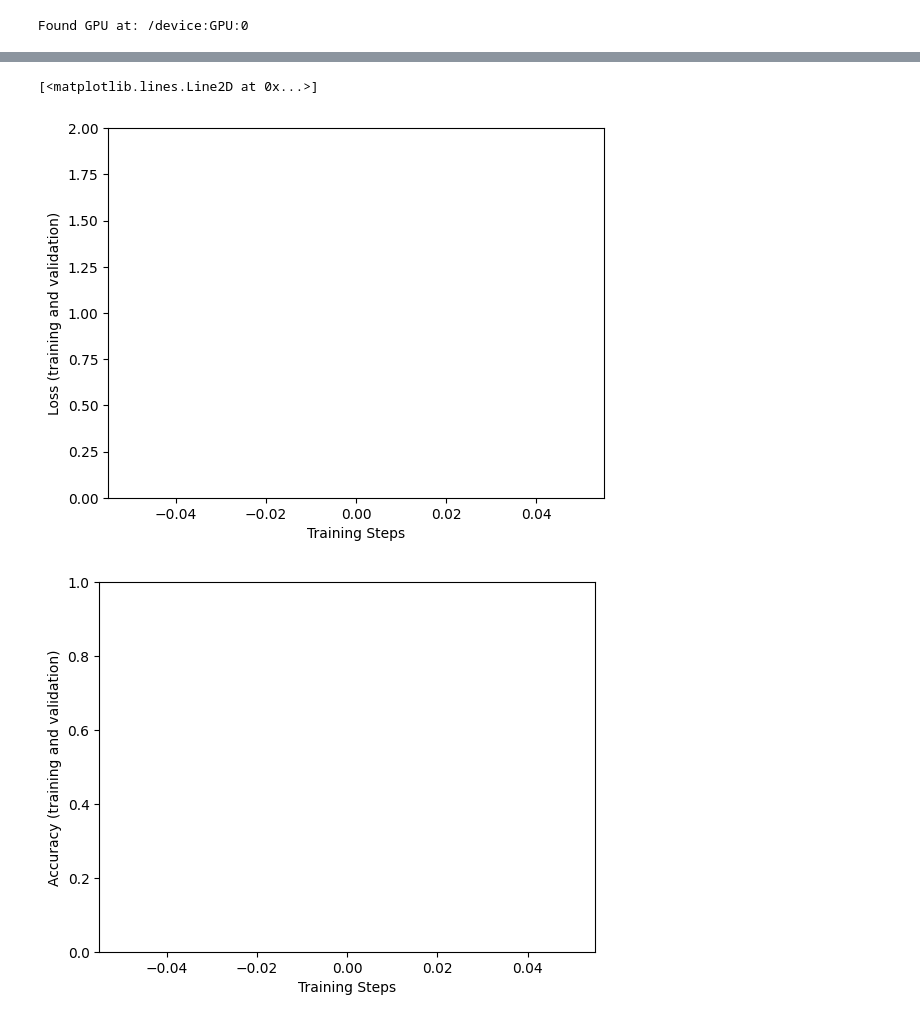
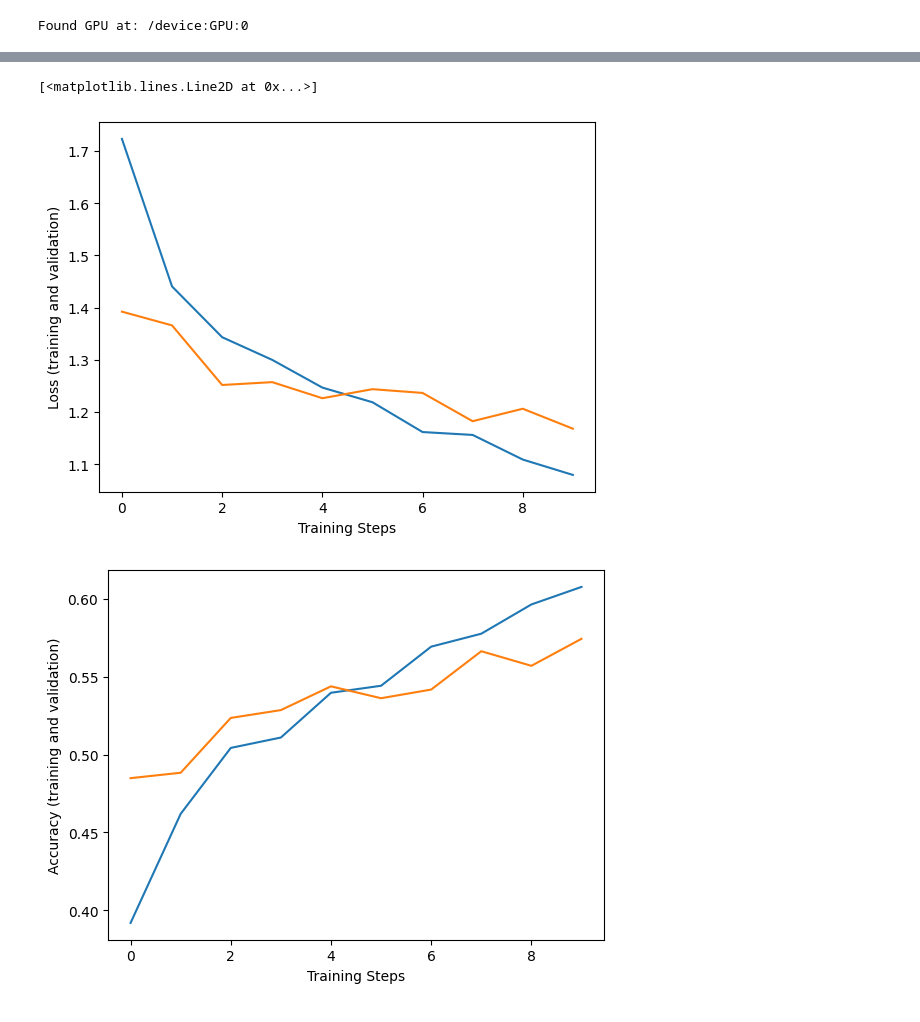
Before and after one commit to JoeyBowman/AppML-Final-Project-2024, a Jupyter notebook: EfficientNet_V2.ipynb, the cells around one changed output, grey strips where cells are left out. Saved outputs shown, nothing was run; the diff lists cells and outputs as text; code cells hidden in the pictures.

```diff
--- a/EfficientNet_V2.ipynb
+++ b/EfficientNet_V2.ipynb
@@ -116,0 +97,4 @@ _________________________________________________________________
+# %%
+# Apply the preprocessing model to the training and validation datasets
+train_ds = train_ds.map(lambda image, label: (preprocessing_model(image), label))
+val_ds = val_ds.map(lambda image, label: (preprocessing_model(image), label))
@@ -117,5 +165,11 @@ _________________________________________________________________
 # %%
-model.compile(
-  optimizer=tf.keras.optimizers.Adam(learning_rate=0.005),
-  loss=tf.keras.losses.CategoricalCrossentropy(from_logits=False, label_smoothing=0.1),
-  metrics=['accuracy'])
+# Compile the model
+model.compile(optimizer=tf.keras.optimizers.Adam(),
+              loss=tf.keras.losses.CategoricalCrossentropy(),
+              metrics=['accuracy'])
+# %%
+steps_per_epoch = train_size // (BATCH_SIZE * 2)
+validation_steps = val_size // BATCH_SIZE
+
+print(steps_per_epoch)
+print(train_size)
@@ -122,12 +179,15 @@ model.compile(
 # %%
-steps_per_epoch = train_size // BATCH_SIZE
-validation_steps = valid_size // BATCH_SIZE
+# Train the model
+
+# Implement early stopping with patience 3
+early_stopping = tf.keras.callbacks.EarlyStopping(patience=3, restore_best_weights=True)
 
 with tf.device('/device:GPU:0'):
-  hist = model.fit(
-      train_ds,
-      batch_size=int(BATCH_SIZE*4),
-      epochs=1, steps_per_epoch=steps_per_epoch,
-      validation_data=val_ds,
-      validation_steps=validation_steps).history
+  hist = model.fit(train_ds,
+                   batch_size=BATCH_SIZE,
+                   epochs=10,
+                   steps_per_epoch=steps_per_epoch,
+                   validation_data=val_ds,
+                   validation_steps=validation_steps,
+                   callbacks=[early_stopping]).history
 # %% [output]
@@ -138,20 +214,20 @@ ValueError: in user code:
 # %%
 plt.figure()
 plt.ylabel("Loss (training and validation)")
 plt.xlabel("Training Steps")
-plt.ylim([0,2])
+#plt.ylim([0,2])
 plt.plot(hist["loss"])
 plt.plot(hist["val_loss"])
 
 plt.figure()
 plt.ylabel("Accuracy (training and validation)")
 plt.xlabel("Training Steps")
-plt.ylim([0,1])
+#plt.ylim([0,1])
 plt.plot(hist["accuracy"])
 plt.plot(hist["val_accuracy"])
 # %% [output]
 [<matplotlib.lines.Line2D at 0x...>]
-[figure, old version]
+[figure, new version]
-[figure, old version]
+[figure, new version]
 # %%
 x, y = next(iter(val_ds))
```
Also changed, not shown: parts of 25 cells of this notebook.
